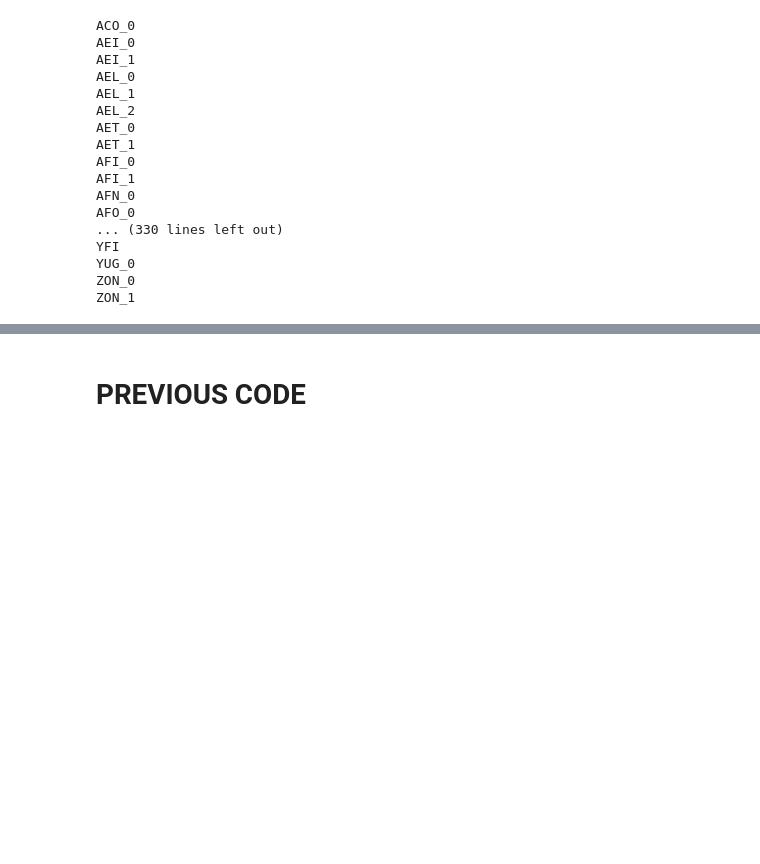
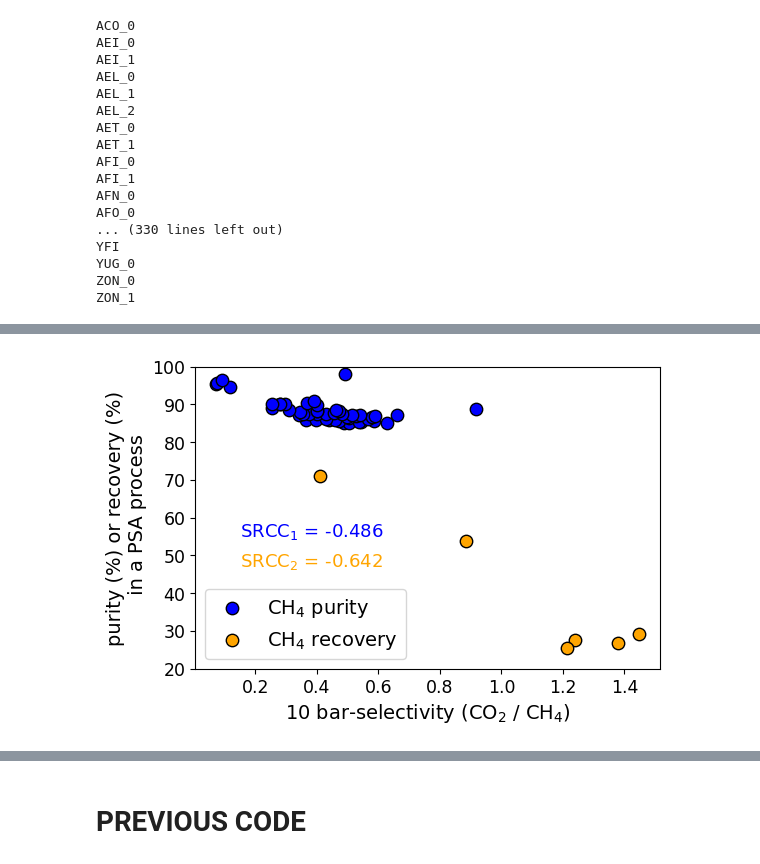
Before and after one commit to sebyga/Zeo-CO2-H2S, a Jupyter notebook: PSA_CO2_H2S_0308.ipynb, the cells around one changed output, grey strips where cells are left out. Cells and saved outputs as stored; diff of their text form; code cells hidden in the pictures; blank space fills up the shorter version.

```diff
--- a/PSA_CO2_H2S_0308.ipynb
+++ b/PSA_CO2_H2S_0308.ipynb
@@ -306,7 +336,12 @@ Name_sort = np.array(Names_CO2)[arg_st]
 
 xx_sort = xx_sort_tmp[arg_st,:]
 leading_sort = np.array(leading_index_set)[arg_st]
-#is_exp_sort = is_exp[arg_st]
+Rec_list_sort= np.array(Rec_list_set)[arg_st]
+
+### Selectivity sorting ###
+
+sel_10_CO2_sort = sel_10_CO2[arg_st]
+sel_50_CO2_sort = sel_50_CO2[arg_st]
 
 #print(P_h_range[-5]*100)
 #print(Name_sort)
@@ -375,0 +478,86 @@ plt.show()
+# %%
+###############################################
+#################  SRCC   #####################
+###############################################
+
+### Condition: over 20% recovery ###
+s_res_CO2_CH4_raf_50 = stats.spearmanr(sel_50_CO2_CH4_raf[Recs_CH4_raf > 0.2], Recs_CH4_raf[Recs_CH4_raf > 0.2])
+s_res_CO2_CH4_raf_10 = stats.spearmanr(sel_10_CO2_CH4_raf[Recs_CH4_raf > 0.2], Recs_CH4_raf[Recs_CH4_raf > 0.2])
+
+### Condition: over 85% CH4 purity ###
+s_res_CO2_rest_10 = stats.spearmanr(sel_10_CO2_rest[xx_rest_CH4 > 0.85], xx_rest_CH4[xx_rest_CH4 > 0.85])
+s_res_CO2_rest_50 = stats.spearmanr(sel_50_CO2_rest[xx_rest_CH4 > 0.85], xx_rest_CH4[xx_rest_CH4 > 0.85])
+
+print(s_res_CO2_CH4_raf_10)
+print(s_res_CO2_rest_10)
+print(s_res_CO2_CH4_raf_50)
+print(s_res_CO2_rest_50)
+
+
+###############################################
+################## 10 bar  ####################
+###############################################
+
+
+### Scatter for CH4 capturing case (10 bar) ###
+plt.figure(dpi = 100)
+plt.scatter(sel_10_CO2_rest[xx_rest_CH4 > 0.85], xx_rest_CH4[xx_rest_CH4 > 0.85]*100,
+s = 80,c='blue', edgecolors= 'k',
+label = 'CH$_{4}$ purity')
+
+plt.xticks(fontsize = 12.5)
+plt.yticks(fontsize = 12.5)
+plt.xlabel('10 bar-selectivity (CO$_{2}$ / CH$_{4}$)', fontsize = 14)
+#plt.ylabel('CH$_{4}$ purity in a PSA process', fontsize = 14)
+
+### Scatter for CH4 producing case (10 bar) ###
+plt.scatter(sel_10_CO2_CH4_raf[Recs_CH4_raf > 0.2], Recs_CH4_raf[Recs_CH4_raf > 0.2]*100,
+s = 80,c='orange', edgecolors= 'k',
+label = 'CH$_{4}$ recovery')
+
+plt.xlabel('10 bar-selectivity (CO$_{2}$ / CH$_{4}$)', fontsize = 14)
+#plt.ylabel('CH$_{4}$ recovery in a PSA process', fontsize = 14)
+plt.ylabel('purity (%) or recovery (%)\n in a PSA process', fontsize = 14)
+
+plt.ylim([20,100])
+plt.legend(fontsize = 14)
+
+plt.text(0.15,55, 'SRCC$_1$ = {0:.3f}'.format(s_res_CO2_CH4_raf_10[0]),
+fontdict = {'color':'blue','size': 13})
+plt.text(0.15,55-8, 'SRCC$_2$ = {0:.3f}'.format(s_res_CO2_rest_10[0]),
+fontdict = {'color':'orange','size':13})
+
+###############################################
+################## 50 bar  ####################
+###############################################
+
+### Scatter for CH4 capturing case (50 bar) ###
+plt.figure(dpi = 100)
+plt.scatter(sel_50_CO2_rest[xx_rest_CH4 > 0.85], xx_rest_CH4[xx_rest_CH4 > 0.85]*100,
+s = 80,c='blue', edgecolors= 'k',
+label = 'CH$_{4}$ purity')
+
+plt.xticks(fontsize = 12.5)
+plt.yticks(fontsize = 12.5)
+plt.xlabel('50 bar-selectivity (CO$_{2}$ / CH$_{4}$)', fontsize = 14)
+#plt.ylabel('CH$_4$ purity in a PSA process', fontsize = 14)
+
+
+### Scatter for CH4 producing case (50 bar) ###
+plt.scatter(sel_50_CO2_CH4_raf[Recs_CH4_raf > 0.2], Recs_CH4_raf[Recs_CH4_raf > 0.2]*100,
+s = 80,c='orange', edgecolors= 'k',
+label = 'CH$_{4}$ recovery')
+plt.xticks(fontsize = 12.5)
+plt.yticks(fontsize = 12.5)
+plt.xlabel('50 bar-selectivity (CO$_{2}$ / CH$_{4}$) ', fontsize = 14)
+#plt.ylabel('$_{4}$ recovery in a PSA process', fontsize = 14)
+plt.ylabel('purity (%) or recovery (%) \n in a PSA process', fontsize = 14)
+
+plt.ylim([20,100])
+plt.legend(fontsize = 14)
+
+plt.text(1.2,54, 'SRCC$_1$ = {0:.3f}'.format(s_res_CO2_CH4_raf_50[0]),
+fontdict = {'color':'blue','size': 13})
+plt.text(1.2,54-8, 'SRCC$_2$ = {0:.3f}'.format(s_res_CO2_rest_50[0]),
+fontdict = {'color':'orange','size':13})
+# %% [output]
@@ -375,0 +569 @@ plt.show()
+[figure, added]
```
Also changed, not shown: parts of 29 cells of this notebook, 9 other files.
